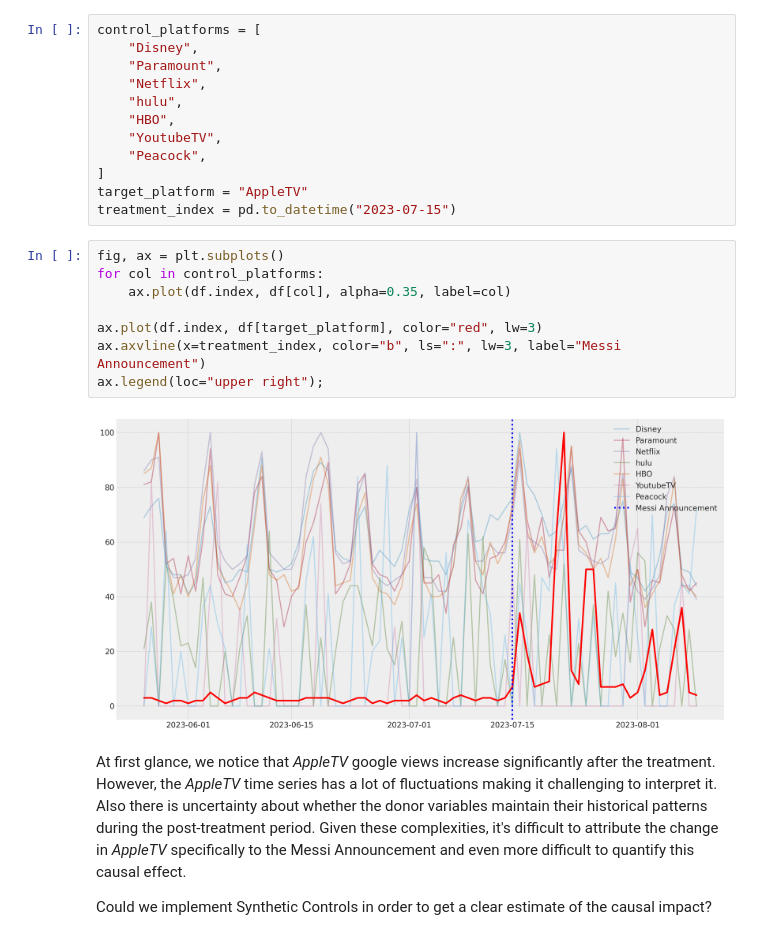
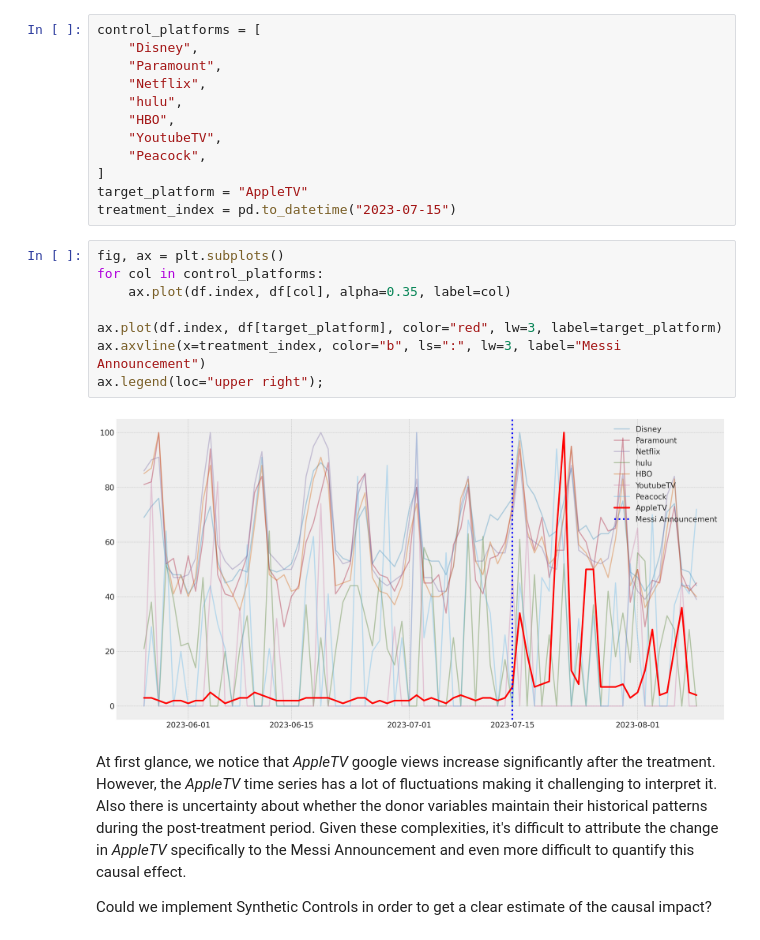
Before and after one commit to AxelAgue/blog-posts-medium, a Jupyter notebook: synthetic-controls.ipynb, the cells around one changed output. Drawn from its saved outputs; the diff is of its cells as text.

```diff
--- a/synthetic-controls.ipynb
+++ b/synthetic-controls.ipynb
@@ -62,13 +62,13 @@ treatment_index = pd.to_datetime("2023-07-15")
 # %%
 fig, ax = plt.subplots()
 for col in control_platforms:
     ax.plot(df.index, df[col], alpha=0.35, label=col)
 
-ax.plot(df.index, df[target_platform], color="red", lw=3)
+ax.plot(df.index, df[target_platform], color="red", lw=3, label=target_platform)
 ax.axvline(x=treatment_index, color="b", ls=":", lw=3, label="Messi Announcement")
 ax.legend(loc="upper right");
 # %% [output]
-[figure, old version]
+[figure, new version]
 # %% [markdown]
 At first glance, we notice that *AppleTV* google views increase significantly after the treatment. However, the *AppleTV* time series has a lot of fluctuations making it challenging to interpret it.
 Also there is uncertainty about whether the donor variables maintain their historical patterns during the post-treatment period.
```
